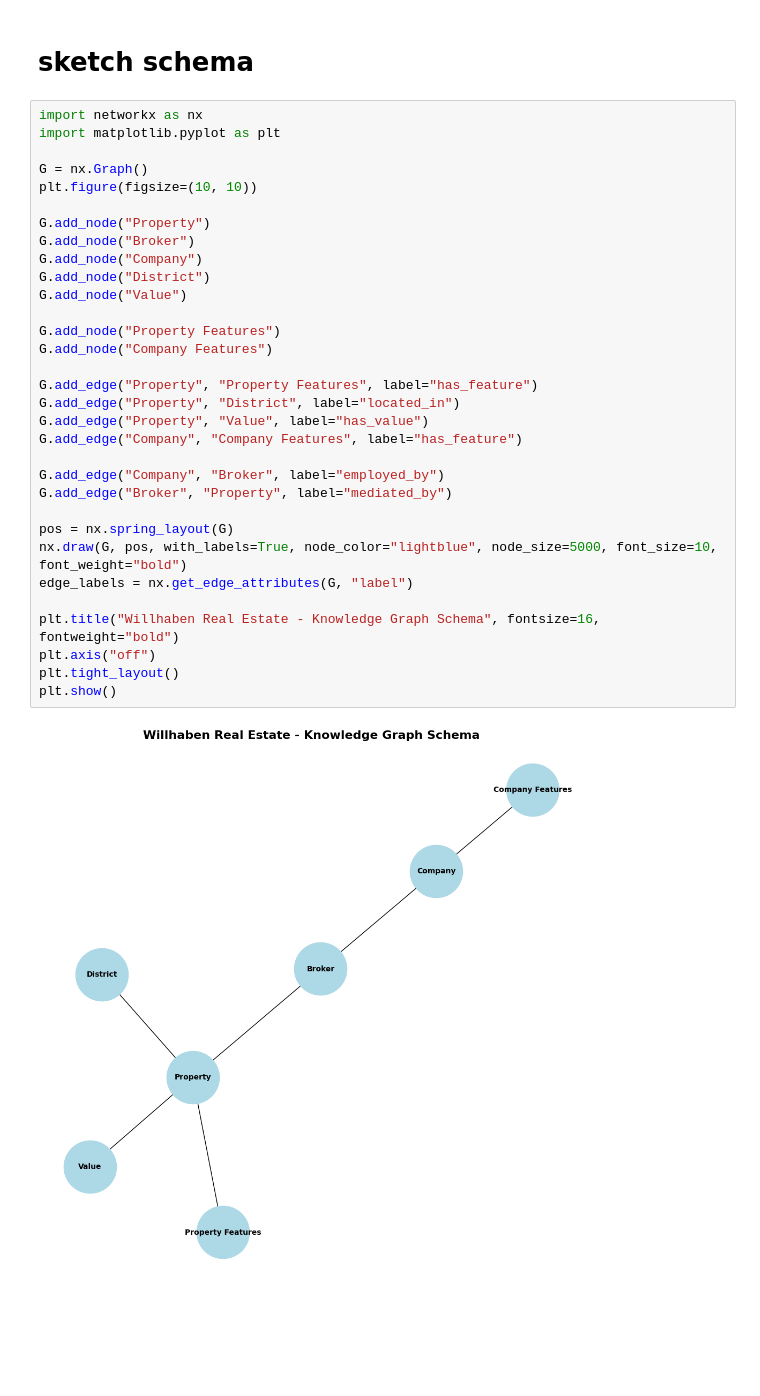
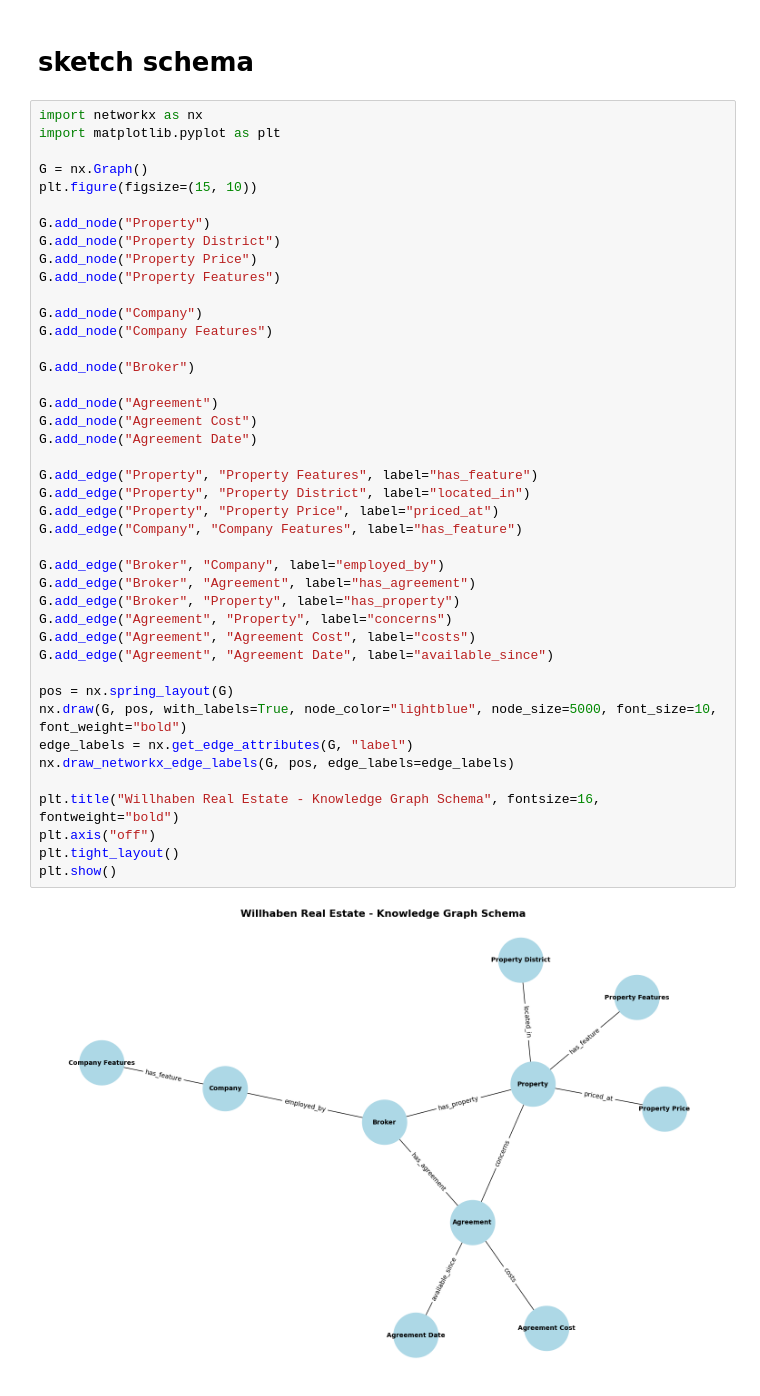
Before and after one commit to sueszli/will-wohnen, a Jupyter notebook: src/3-schema_design.ipynb, the cells around one changed output. Saved outputs shown, nothing was run; the diff lists cells and outputs as text; blank space fills up the shorter version.

```diff
--- a/src/3-schema_design.ipynb
+++ b/src/3-schema_design.ipynb
@@ -47,34 +47,44 @@ print(json.dumps(elem, indent=4, sort_keys=True, ensure_ascii=False))
 # %%
 import networkx as nx
 import matplotlib.pyplot as plt
 
 G = nx.Graph()
-plt.figure(figsize=(10, 10))
+plt.figure(figsize=(15, 10))
 
 G.add_node("Property")
-G.add_node("Broker")
+G.add_node("Property District")
+G.add_node("Property Price")
+G.add_node("Property Features")
+
 G.add_node("Company")
-G.add_node("District")
-G.add_node("Value")
-
-G.add_node("Property Features")
 G.add_node("Company Features")
 
+G.add_node("Broker")
+
+G.add_node("Agreement")
+G.add_node("Agreement Cost")
+G.add_node("Agreement Date")
+
 G.add_edge("Property", "Property Features", label="has_feature")
-G.add_edge("Property", "District", label="located_in")
-G.add_edge("Property", "Value", label="has_value")
+G.add_edge("Property", "Property District", label="located_in")
+G.add_edge("Property", "Property Price", label="priced_at")
 G.add_edge("Company", "Company Features", label="has_feature")
 
-G.add_edge("Company", "Broker", label="employed_by")
-G.add_edge("Broker", "Property", label="mediated_by")
+G.add_edge("Broker", "Company", label="employed_by")
+G.add_edge("Broker", "Agreement", label="has_agreement")
+G.add_edge("Broker", "Property", label="has_property")
+G.add_edge("Agreement", "Property", label="concerns")
+G.add_edge("Agreement", "Agreement Cost", label="costs")
+G.add_edge("Agreement", "Agreement Date", label="available_since")
 
 pos = nx.spring_layout(G)
 nx.draw(G, pos, with_labels=True, node_color="lightblue", node_size=5000, font_size=10, font_weight="bold")
 edge_labels = nx.get_edge_attributes(G, "label")
+nx.draw_networkx_edge_labels(G, pos, edge_labels=edge_labels)
 
 plt.title("Willhaben Real Estate - Knowledge Graph Schema", fontsize=16, fontweight="bold")
 plt.axis("off")
 plt.tight_layout()
 plt.show()
 # %% [output]
-[figure, old version]
+[figure, new version]
```
Also changed, not shown: parts of 1 cell of this notebook, 3 other files.
